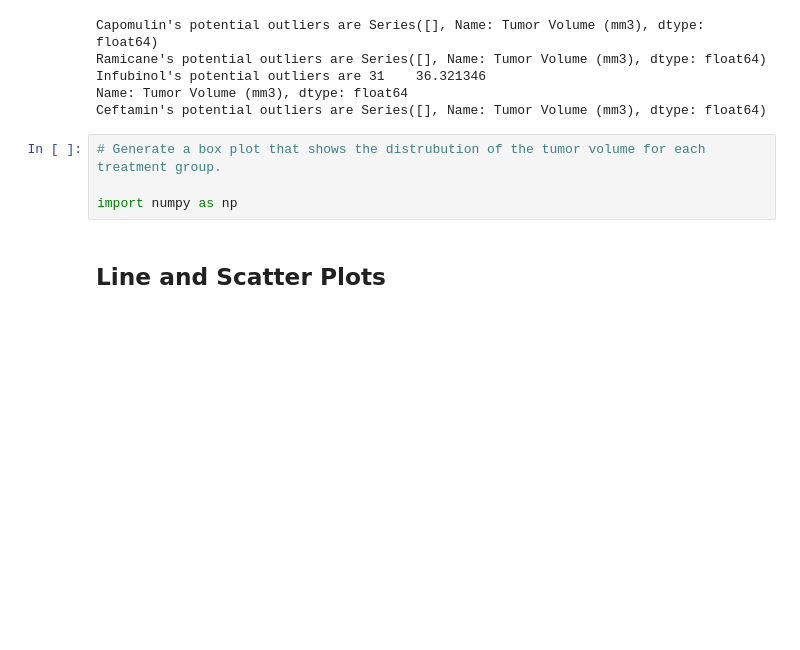
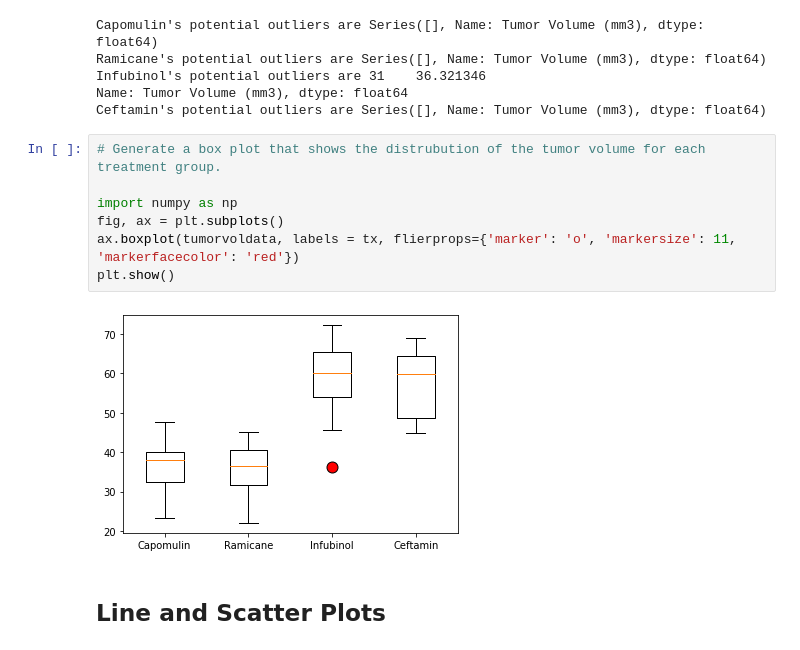
Before and after one commit to maderamel/Pymaceuticals, a Jupyter notebook: pymaceuticals.ipynb, the cells around one changed output. Drawn from its saved outputs; the diff is of its cells as text; blank space fills up the shorter version.

Commit message:
added box and whisker plots

```diff
--- a/pymaceuticals.ipynb
+++ b/pymaceuticals.ipynb
@@ -230,7 +230,12 @@ Ceftamin's potential outliers are Series([], Name: Tumor Volume (mm3), dtype: fl
 # %%
 # Generate a box plot that shows the distrubution of the tumor volume for each treatment group.
 
 import numpy as np
+fig, ax = plt.subplots()
+ax.boxplot(tumorvoldata, labels = tx, flierprops={'marker': 'o', 'markersize': 11, 'markerfacecolor': 'red'})
+plt.show()
+# %% [output]
+[figure, added]
 # %% [markdown]
 ## Line and Scatter Plots
 # %%
```
